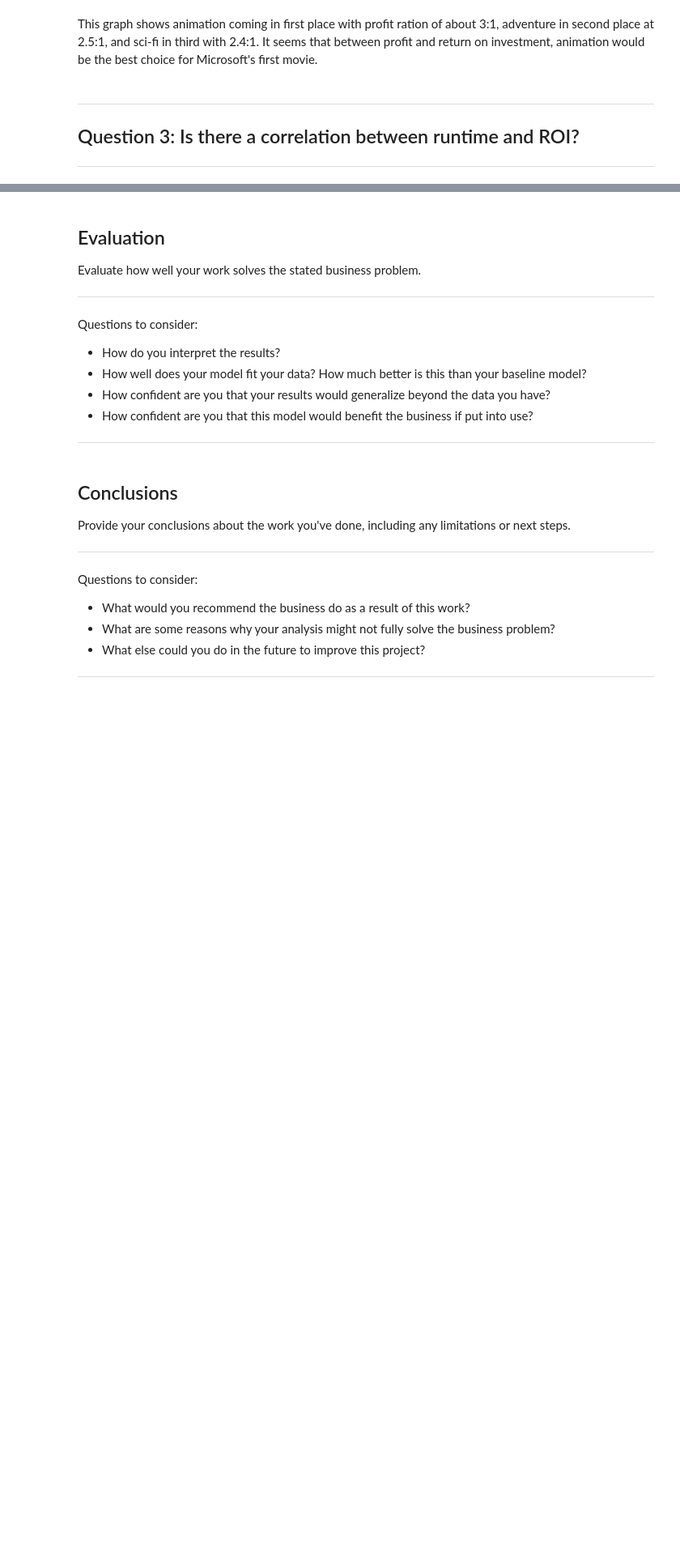
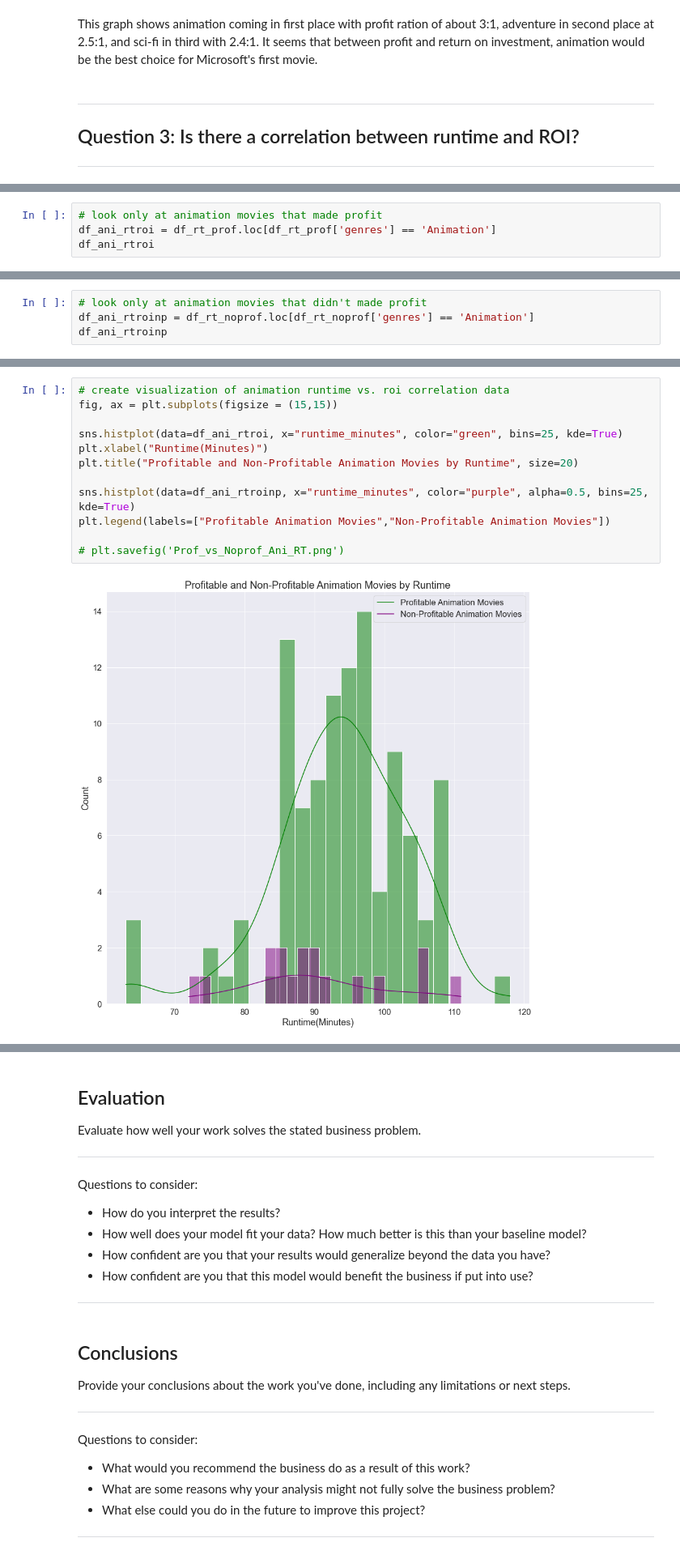
Before and after one commit to sierrajul/Microsoft-Movie-Analysis, a Jupyter notebook: dsc-phase1-project-template.ipynb, the cells around one changed output, grey strips where cells are left out. Shown at 81% size. Drawn from its saved outputs; the diff is of its cells as text; blank space fills up the shorter version.

```diff
--- a/dsc-phase1-project-template.ipynb
+++ b/dsc-phase1-project-template.ipynb
@@ -632,0 +642,4 @@ df_rt_adj
+# %%
+# look only at animation movies that made profit
+df_ani_rtroi = df_rt_prof.loc[df_rt_prof['genres'] == 'Animation']
+df_ani_rtroi
@@ -632,0 +660,4 @@ df_rt_adj
+# %%
+# look only at animation movies that didn't made profit
+df_ani_rtroinp = df_rt_noprof.loc[df_rt_noprof['genres'] == 'Animation']
+df_ani_rtroinp
@@ -632,0 +683,14 @@ df_rt_adj
+# %%
+# create visualization of animation runtime vs. roi correlation data
+fig, ax = plt.subplots(figsize = (15,15))
+
+sns.histplot(data=df_ani_rtroi, x="runtime_minutes", color="green", bins=25, kde=True)
+plt.xlabel("Runtime(Minutes)")
+plt.title("Profitable and Non-Profitable Animation Movies by Runtime", size=20)
+
+sns.histplot(data=df_ani_rtroinp, x="runtime_minutes", color="purple", alpha=0.5, bins=25, kde=True)
+plt.legend(labels=["Profitable Animation Movies","Non-Profitable Animation Movies"])
+
+# plt.savefig('Prof_vs_Noprof_Ani_RT.png')
+# %% [output]
+[figure, added]
```
Also changed, not shown: parts of 14 cells of this notebook.
